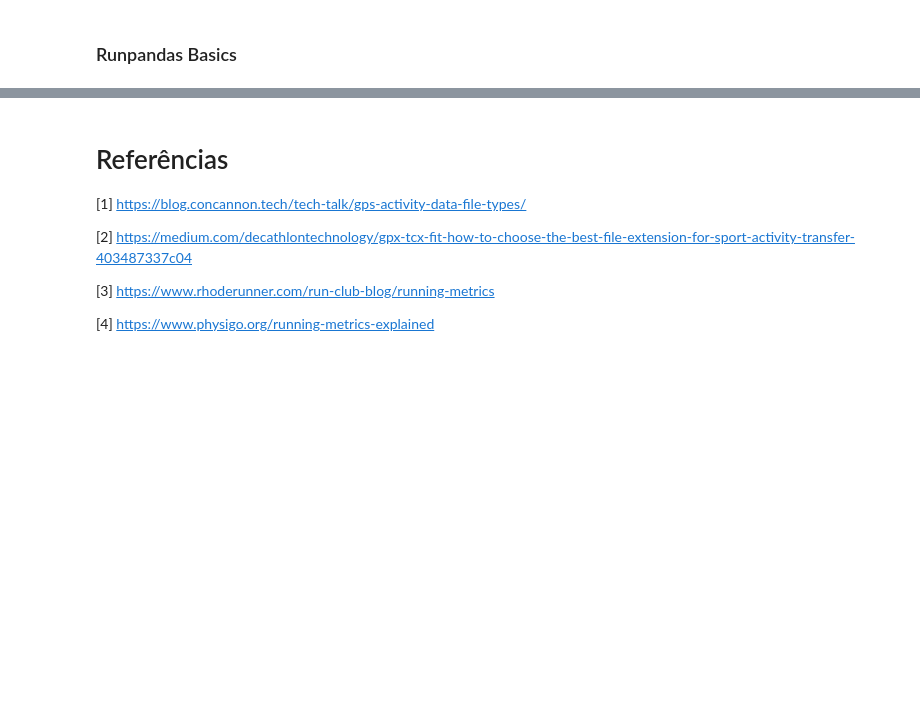
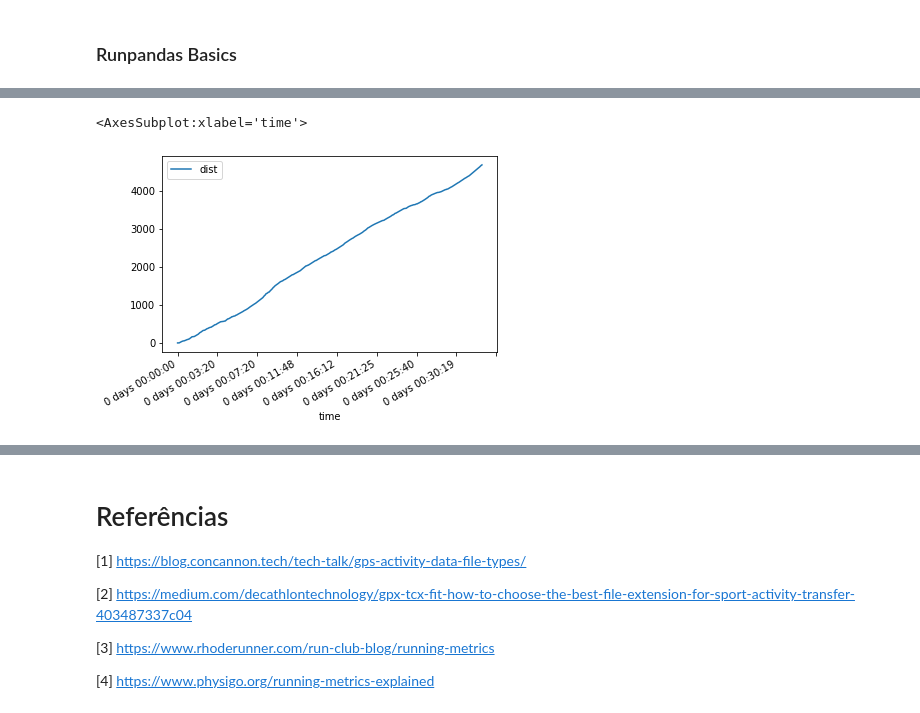
Before and after one commit to corriporai/presentations, a Jupyter notebook: pythonnordeste2022/slides.ipynb, the cells around one changed output, grey strips where cells are left out. Saved outputs shown, nothing was run; the diff lists cells and outputs as text; code cells hidden in the pictures; blank space fills up the shorter version.

Commit message:
Runpandas Basics updated

```diff
--- a/pythonnordeste2022/slides.ipynb
+++ b/pythonnordeste2022/slides.ipynb
@@ -277,3 +287,2 @@ di.display_html('<script src="https://gist.github.com/marcelcaraciolo/29c30fa2b4
 # %%
-import runpandas as rpd
-activity = rpd.read_file('./sample.tcx')
+activity = rpd.read_file('./basics/sample.tcx')
@@ -281,0 +328,4 @@ OSError: ./sample.tcx does not exist
+# %%
+#compute the distance using haversine formula between two consecutive latitude, longitudes observations.
+activity['distpos']  = activity.compute.distance()
+activity['distpos'].head()
@@ -281,0 +340,4 @@ OSError: ./sample.tcx does not exist
+# %%
+#compute the distance using haversine formula between two consecutive latitude, longitudes observations.
+activity['speed']  = activity.compute.speed(from_distances=True)
+activity['speed'].head()
@@ -281,0 +352,3 @@ OSError: ./sample.tcx does not exist
+# %%
+activity['vam'] = activity.compute.vertical_speed()
+activity['vam'].head()
@@ -281,0 +381,5 @@ OSError: ./sample.tcx does not exist
+# %%
+activity[['dist']].plot()
+# %% [output]
+<AxesSubplot:xlabel='time'>
+[figure, added]
```
Also changed, not shown: parts of 22 cells of this notebook, 6 other files.
